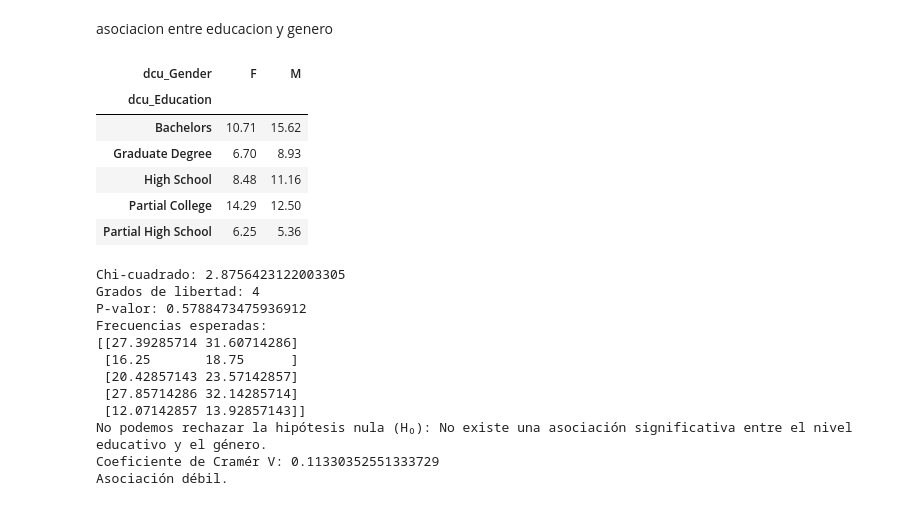
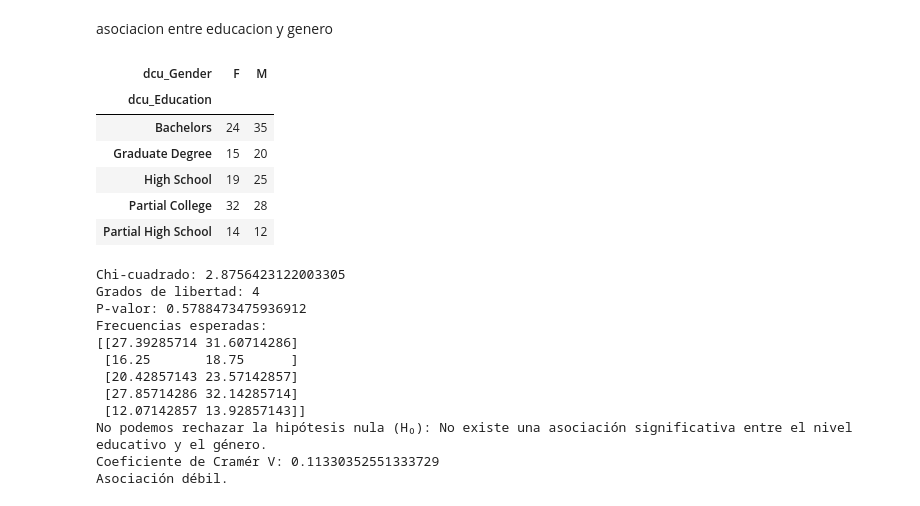
Before and after one commit to csanchezcsdigitales/contoso, a Jupyter notebook: cEDA 12.ipynb, the cells around one changed output. Cells and saved outputs as stored; diff of their text form; code cells hidden in the pictures.

```diff
--- a/cEDA 12.ipynb
+++ b/cEDA 12.ipynb
@@ -1101,16 +1101,16 @@ Asociación débil.
 # %% [markdown]
 asociacion entre educacion y genero
 # %%
-tabla_edu_gender = pd.crosstab(df_person['dcu_Education'],df_person['dcu_Gender'],normalize=True)*100
+tabla_edu_gender = pd.crosstab(df_person['dcu_Education'],df_person['dcu_Gender'])
 tabla_edu_gender
 # %% [output]
 | dcu_Gender | F | M |
 | dcu_Education |  |  |
-| Bachelors | 10.71 | 15.62 |
-| Graduate Degree | 6.70 | 8.93 |
-| High School | 8.48 | 11.16 |
-| Partial College | 14.29 | 12.50 |
-| Partial High School | 6.25 | 5.36 |
+| Bachelors | 24 | 35 |
+| Graduate Degree | 15 | 20 |
+| High School | 19 | 25 |
+| Partial College | 32 | 28 |
+| Partial High School | 14 | 12 |
 # %%
 from scipy.stats import chi2_contingency
 import numpy as np
```
Also changed, not shown: parts of 9 cells of this notebook.
